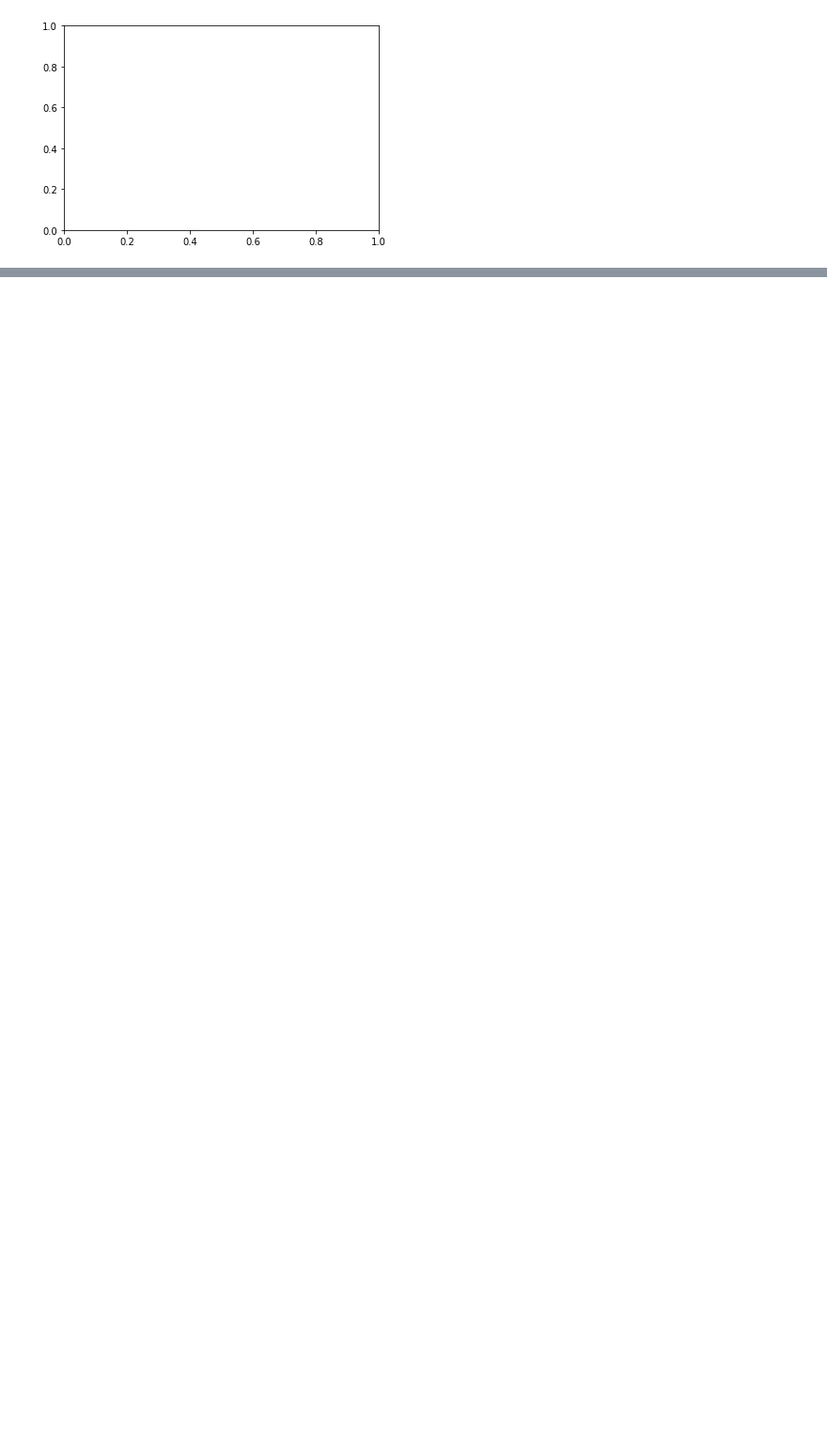
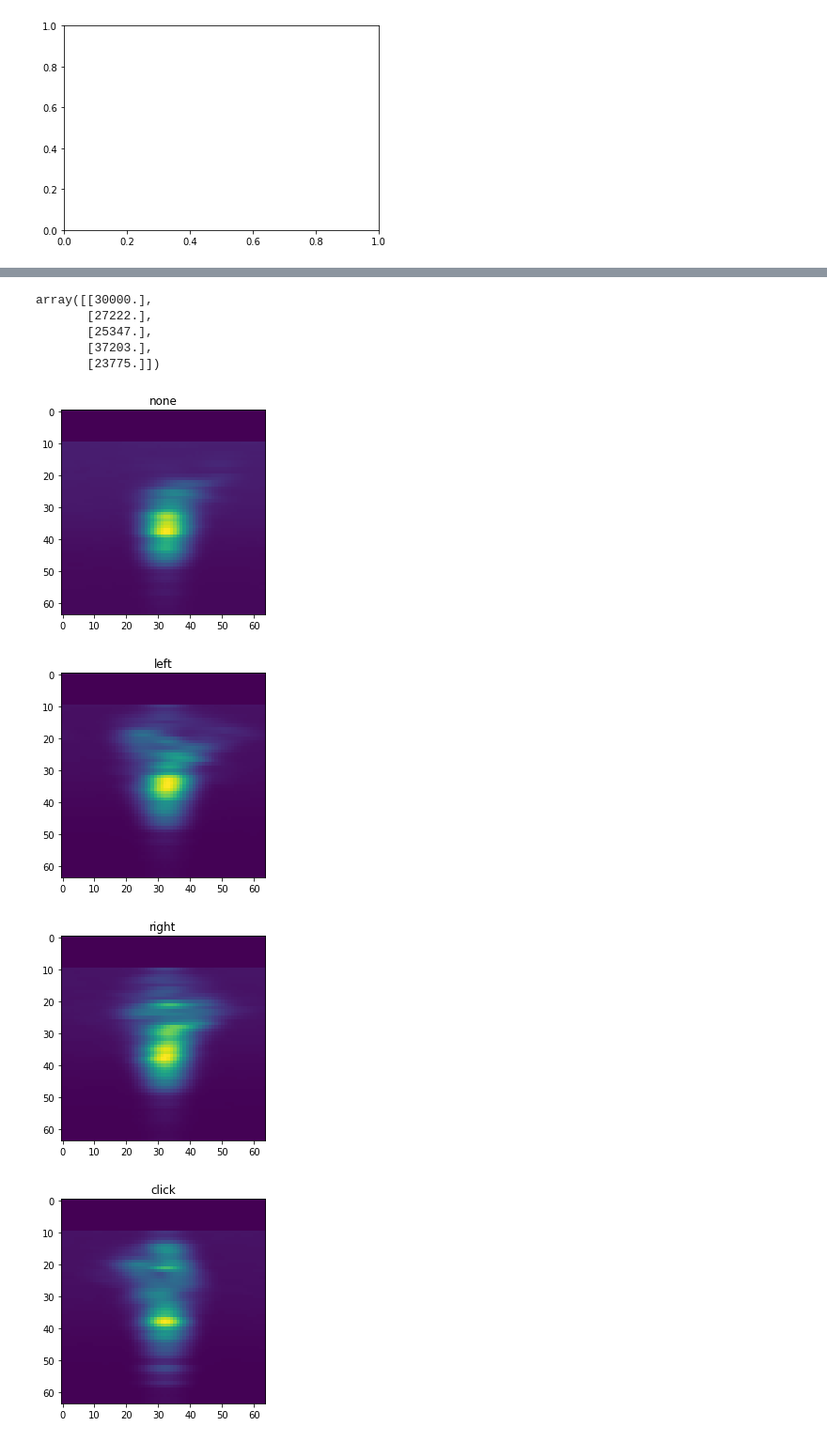
Before and after one commit to rrisoncai/learn, a Jupyter notebook: radar/3dcnn_radar_flatten_2d.ipynb, the cells around one changed output, grey strips where cells are left out. Shown at 94% size. Drawn from its saved outputs; the diff is of its cells as text; code cells hidden in the pictures; blank space fills up the shorter version.

Commit message:
update 2d cnn for radar
Signed-off-by: rrison <rrisoncai@gmail.com>

```diff
--- a/radar/3dcnn_radar_flatten_2d.ipynb
+++ b/radar/3dcnn_radar_flatten_2d.ipynb
@@ -23,7 +26,7 @@ import time
 
 img_rows, img_cols, img_depth = 64, 64, 64
 # %%
-root_dir = 'c:/Users/caixiaod/Documents/IME/radar/infineon_radar/live_demo/dataset_withlabel/'
+root_dir = 'dataset_withlabel/'
 listing = os.listdir(root_dir)
 maxval = 0.46
 classes = {'none':0, 'left':1, 'right':2, 'click':3, 'wrist':4}
@@ -72,4 +104,4 @@ num_samples = len(frames)
 # %%
 X = np.array(frames)
 # %%
-labels = np.array(labels) - 1
+labels = np.array(labels)
@@ -81,12 +108,23 @@ patch_size = 64
+# %%
+samples_per_class
+# %% [output]
+array([[30000.],
+       [27222.],
+       [25347.],
+       [37203.],
+       [23775.]])
+# %%
+batch_size = 32
+num_classes = 5
+num_epoch = 20
 # %%
-y = np_utils.to_categorical(labels, nb_classes)
+y = np_utils.to_categorical(labels, num_classes)
+X = X.reshape(num_samples, 64, 64, 1)
 
-nb_filters = [32, 32]
-nb_pool = [2, 2]
-nb_conv = [5, 5]
+num_filters = [32, 32]
+num_pool = [2, 2]
+num_conv = [5, 3]
 
 X = X.astype('float32')
 X -= np.mean(X)
 X /= np.max(X)
-
-X = X.reshape(num_samples, 64, 64, 1)
@@ -92,0 +133,17 @@ X = X.reshape(num_samples, 64, 64, 1)
+# %%
+gesture_rdm = np.zeros((5, 64, 64))
+for k in range(len(y_val)):
+    a = X_val[k]
+    b = a.reshape(64,64)
+    gt_val = np.where(y_val[k]==1)[0][0]
+    gesture_rdm[gt_val] = gesture_rdm[gt_val] + b
+
+for i in range(0, 5):
+    plt.figure()
+    plt.imshow(gesture_rdm[i])
+    plt.title(gestures[i])
+# %% [output]
+[figure, added]
+[figure, added]
+[figure, added]
+[figure, added]
```
Also changed, not shown: parts of 17 cells of this notebook, 3 other files.
